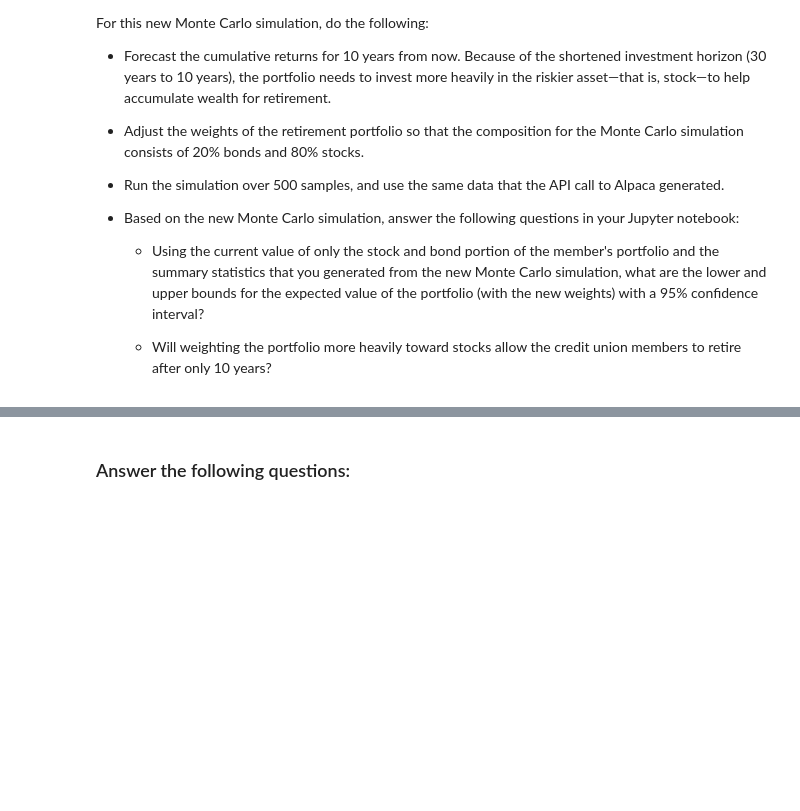
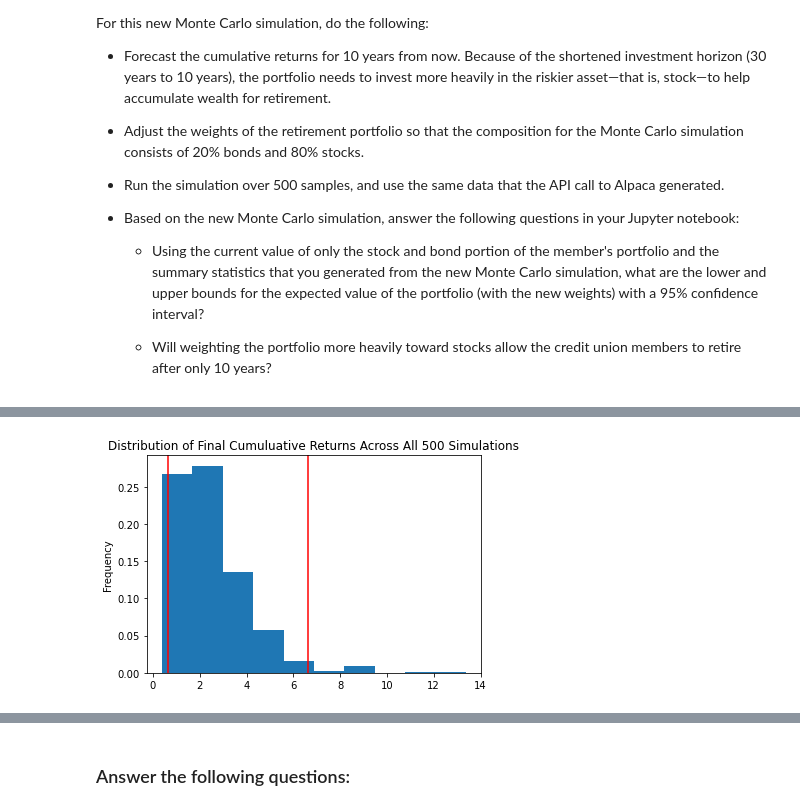
Before and after one commit to thompkjm/challenge_5, a Jupyter notebook: financial_planning_tools.ipynb, the cells around one changed output, grey strips where cells are left out. Cells and saved outputs as stored; diff of their text form; code cells hidden in the pictures; blank space fills up the shorter version.

```diff
--- a/financial_planning_tools.ipynb
+++ b/financial_planning_tools.ipynb
@@ -541,7 +677,9 @@ For this new Monte Carlo simulation, do the following:
 # %%
 # Visualize the probability distribution of the 10-year Monte Carlo simulation
 # by plotting a histogram
-# YOUR CODE HERE
+MC_80_20_distribution_plot = MC_80_20.plot_distribution()
+# %% [output]
+[figure, added]
 # %%
 # Generate summary statistics from the 10-year Monte Carlo simulation results
 # Save the results as a variable
```
Also changed, not shown: parts of 26 cells of this notebook, 1 other file.
